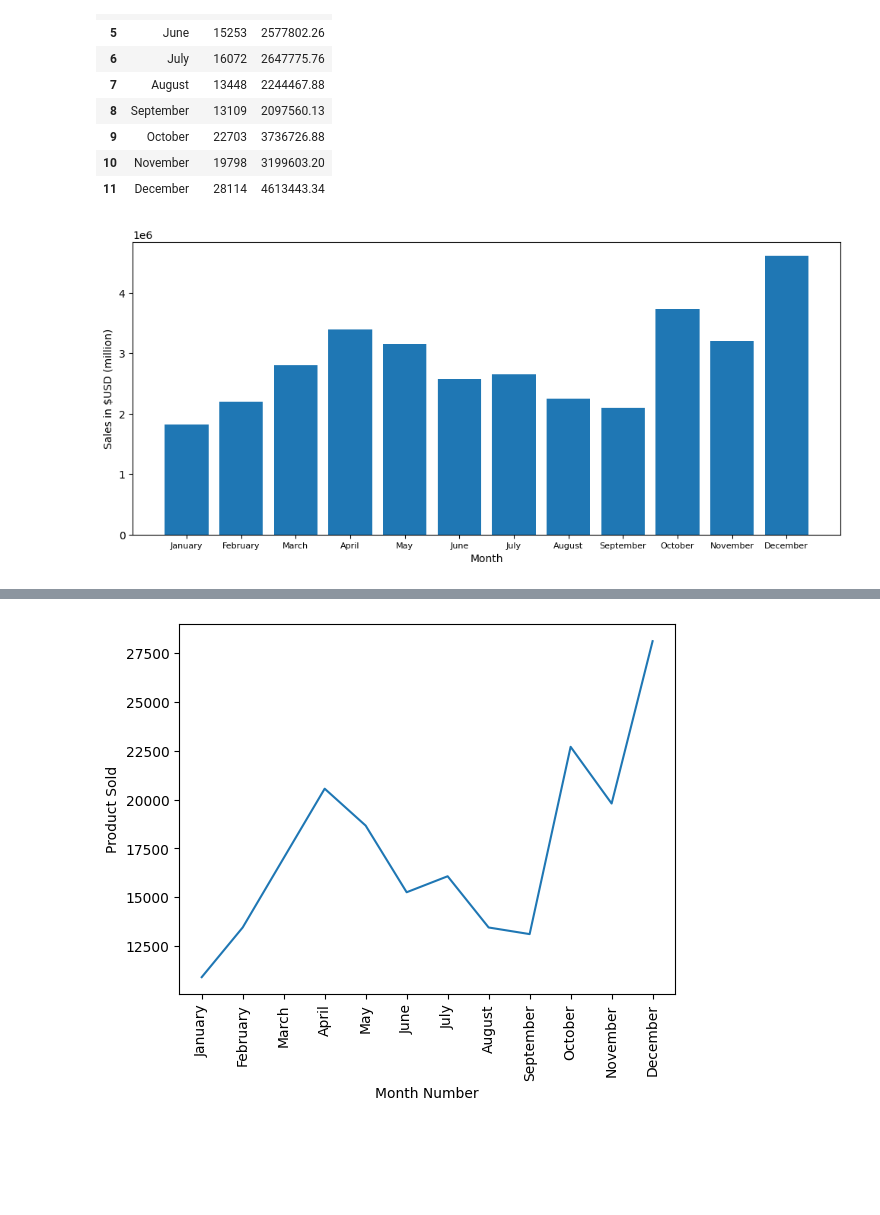
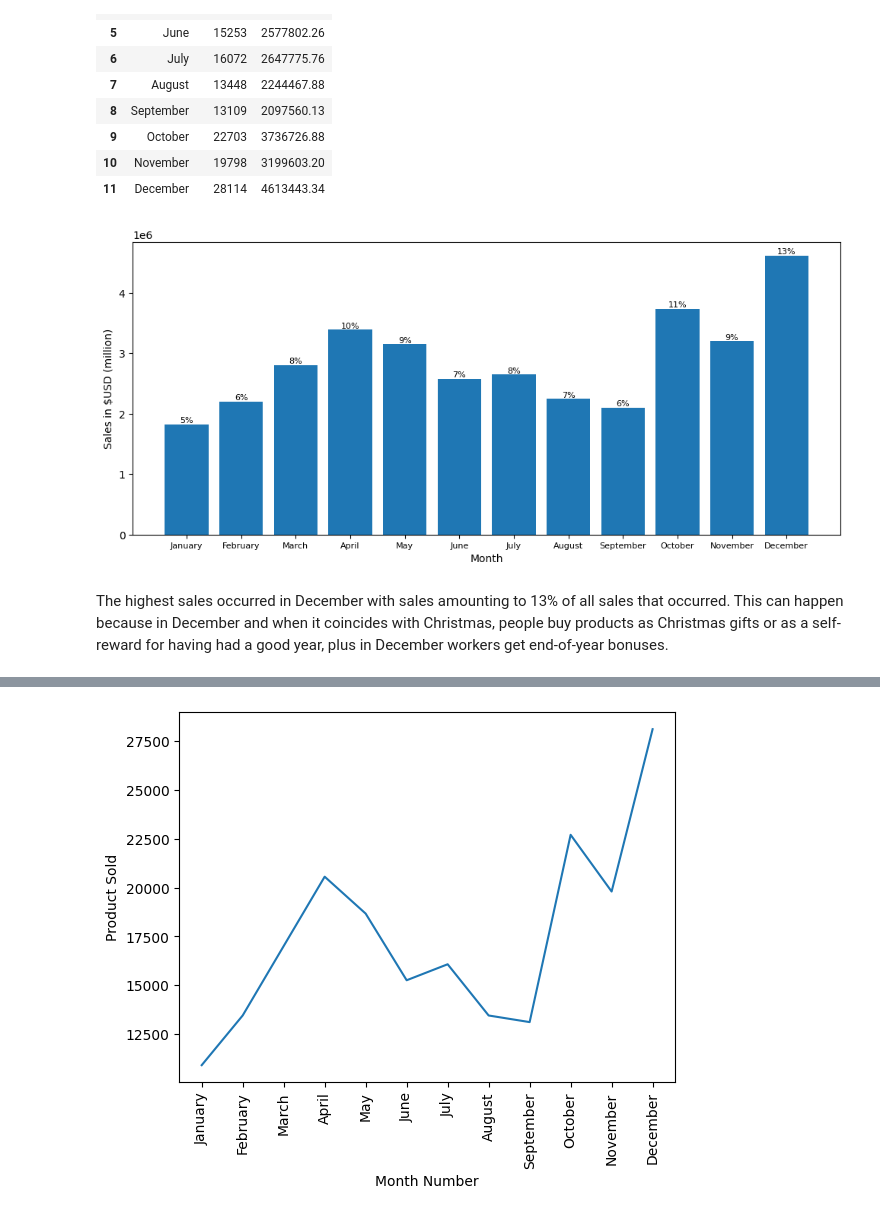
Before and after one commit to ifmankim/AdventureWorksDW2020---Power-BI, a Jupyter notebook: Mega_Project.ipynb, the cells around one changed output, grey strips where cells are left out. Saved outputs shown, nothing was run; the diff lists cells and outputs as text; code cells hidden in the pictures; blank space fills up the shorter version.

```diff
--- a/Mega_Project.ipynb
+++ b/Mega_Project.ipynb
@@ -139,6 +140,7 @@ df
 #change typedata
 df['quantity'] = pd.to_numeric(df['quantity']) #change to numerical
 df['price'] = pd.to_numeric(df['price']) #change to numerical
+df['order_date'] = pd.to_datetime(df['order_date']) #change to datetime
 # %%
 df.info()
 # %% [output]
@@ -158,18 +160,3 @@ memory usage: 9.9+ MB
 # %%
 #add additional sales column
 df['sales'] = df['quantity']*df['price'] #sales
-# %%
-#breakdwon some date in to date, month, year, hour
-df['month'] = df['date'].str[0:2]
-df['month'] = df['month'].astype('int32')
-df['year'] = '20'+df['date'].str[6:8]
-df['year'] = df['year'].astype('int32')
-df['day'] = df['date'].str[3:5]
-df['day'] = df['day'].astype('int32')
-df['hour'] = df['date'].str[9:11]
-df['hour'] = df['hour'].astype('int32')
-df
-
-#second way to get time
-#df['date'] = pd.to_datetime(df['date'])
-#df['hour'] = df['date'].dt.hour
@@ -189,0 +163,6 @@ df
+# %%
+#breakdwon some date in to date, month, year, hour
+df['month'] = df['order_date'].dt.month
+df['year'] = df['order_date'].dt.year
+df['hour'] = df['order_date'].dt.hour
+df
@@ -238,5 +228,3 @@ df
-# %%
-df['date'] = pd.to_datetime(df['date'])
 # %%
 #save fixed data
 df.to_csv('fixed.csv', index=False)
@@ -261,11 +249,25 @@ monthly
 | 10 | November | 19798 | 3199603.20 |
 | 11 | December | 28114 | 4613443.34 |
 # %%
-plt.figure(figsize=(12,5))
-plt.bar(monthly['month'], monthly['sales'])
+total_sales = monthly['sales'].sum()
+percentage = (monthly['sales'] / total_sales) * 100
+
+# Data Visualization
+plt.figure(figsize=(12, 5))
+
+# Bar plot
+bars = plt.bar(monthly['month'], monthly['sales'])
+
+# Add data labels with both values and percentages
+for bar, value, percentage in zip(bars, monthly['sales'], percentage):
+    plt.text(bar.get_x() + bar.get_width() / 2, value + 1, f'{percentage:.0f}%', ha='center', va='bottom', fontsize=8)
+
+# Set labels and show the plot
 plt.xticks(monthly['month'], size=8)
 plt.xlabel('Month')
 plt.ylabel('Sales in $USD (million)')
 plt.show()
 # %% [output]
-[figure, old version]
+[figure, new version]
+# %% [markdown]
+The highest sales occurred in December with sales amounting to 13% of all sales that occurred. This can happen because in December and when it coincides with Christmas, people buy products as Christmas gifts or as a self-reward for having had a good year, plus in December workers get end-of-year bonuses.
```
Also changed, not shown: parts of 28 cells of this notebook.
